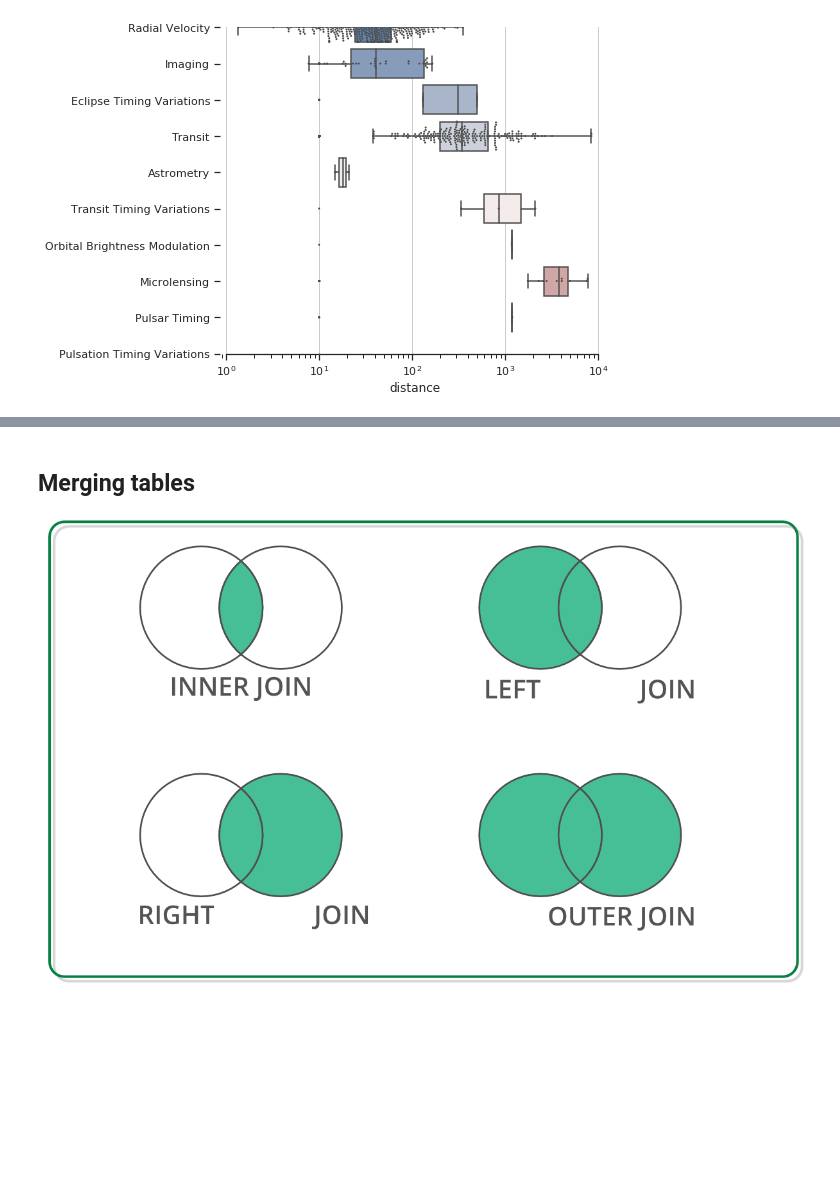
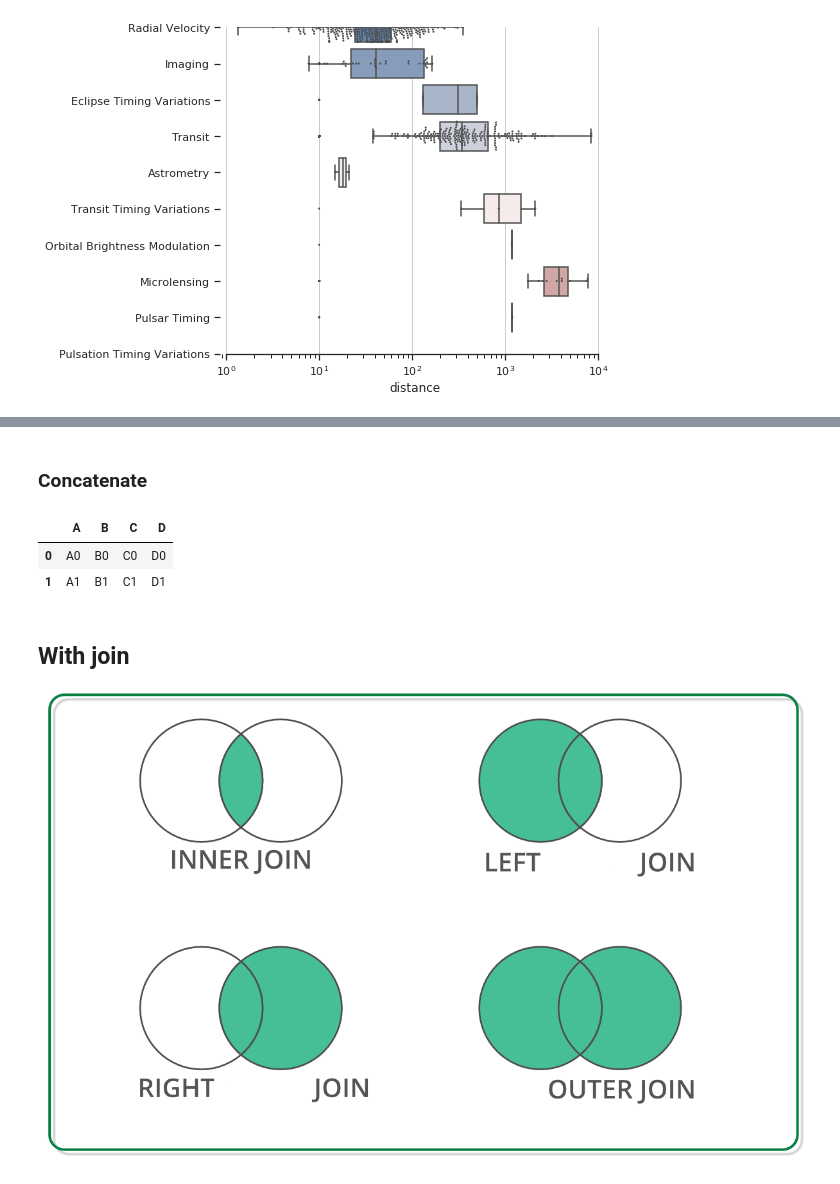
Before and after one commit to DzygaSkoryk/astronomy_python, a Jupyter notebook: Pandas/Pandas_Part2.ipynb, the cells around one changed output, grey strips where cells are left out. Cells and saved outputs as stored; diff of their text form; code cells hidden in the pictures; blank space fills up the shorter version.

```diff
--- a/Pandas/Pandas_Part2.ipynb
+++ b/Pandas/Pandas_Part2.ipynb
@@ -335,0 +348,2 @@ sns.despine(trim=True, left=True);
+# %% [markdown]
+### Concatenate
@@ -336,3 +361,19 @@ sns.despine(trim=True, left=True);
+# %%
+df1 = pd.DataFrame({'A': ['A0', 'A1'],
+                    'B': ['B0', 'B1'],},
+                    index=[0, 1])
+
+df2 = pd.DataFrame({'C': ['C0', 'C1'],
+                    'D': ['D0', 'D1'],},
+                    index=[0, 1])
+
+frames = [df1, df2]
+pd.concat(frames, axis='columns')
+# %% [output]
+|  | A | B | C | D |
+| 0 | A0 | B0 | C0 | D0 |
+| 1 | A1 | B1 | C1 | D1 |
 # %% [markdown]
-## Merging tables
+## With join
+
 ![image.png](attachment:image.png)
```
Also changed, not shown: parts of 3 cells of this notebook, 1 other file.
